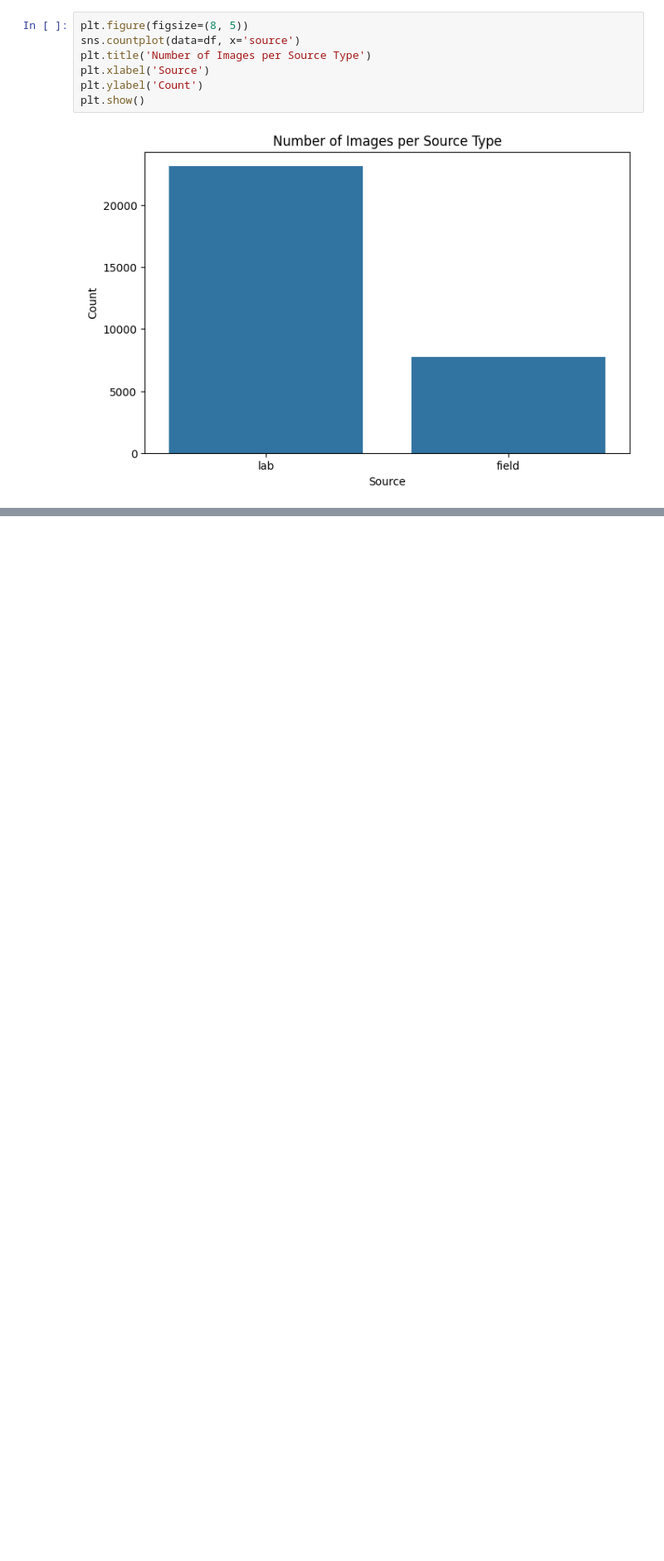
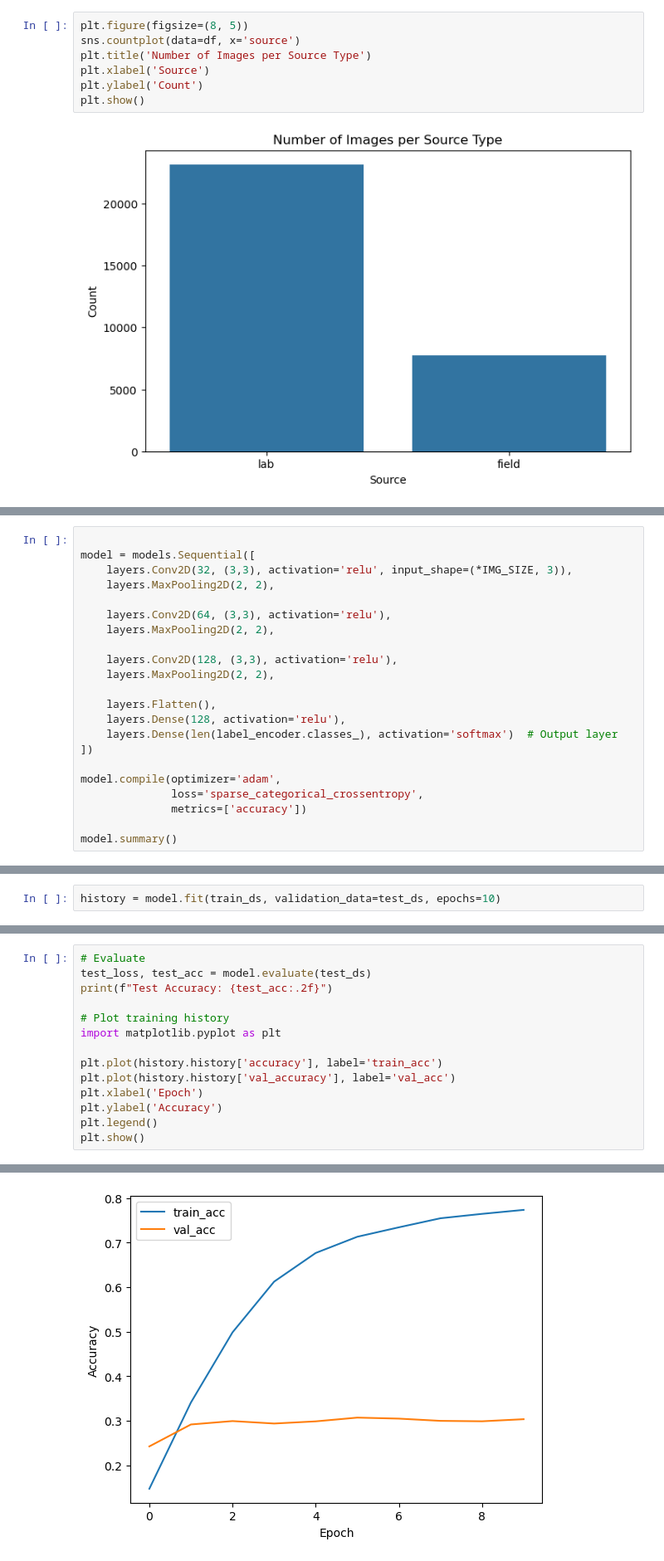
Before and after one commit to CharlieBoye8/boye_leafID, a Jupyter notebook: EDA.ipynb, the cells around one changed output, grey strips where cells are left out. Shown at 83% size. Drawn from its saved outputs; the diff is of its cells as text; blank space fills up the shorter version.

```diff
--- a/EDA.ipynb
+++ b/EDA.ipynb
@@ -55,0 +89,22 @@ plt.show()
+# %%
+
+model = models.Sequential([
+    layers.Conv2D(32, (3,3), activation='relu', input_shape=(*IMG_SIZE, 3)),
+    layers.MaxPooling2D(2, 2),
+
+    layers.Conv2D(64, (3,3), activation='relu'),
+    layers.MaxPooling2D(2, 2),
+
+    layers.Conv2D(128, (3,3), activation='relu'),
+    layers.MaxPooling2D(2, 2),
+
+    layers.Flatten(),
+    layers.Dense(128, activation='relu'),
+    layers.Dense(len(label_encoder.classes_), activation='softmax')  # Output layer
+])
+
+model.compile(optimizer='adam',
+              loss='sparse_categorical_crossentropy',
+              metrics=['accuracy'])
+
+model.summary()
@@ -55,0 +131,2 @@ plt.show()
+# %%
+history = model.fit(train_ds, validation_data=test_ds, epochs=10)
@@ -55,0 +160,15 @@ plt.show()
+# %%
+# Evaluate
+test_loss, test_acc = model.evaluate(test_ds)
+print(f"Test Accuracy: {test_acc:.2f}")
+
+# Plot training history
+import matplotlib.pyplot as plt
+
+plt.plot(history.history['accuracy'], label='train_acc')
+plt.plot(history.history['val_accuracy'], label='val_acc')
+plt.xlabel('Epoch')
+plt.ylabel('Accuracy')
+plt.legend()
+plt.show()
+# %% [output]
@@ -55,0 +177 @@ plt.show()
+[figure, added]
```
Also changed, not shown: parts of 11 cells of this notebook.
